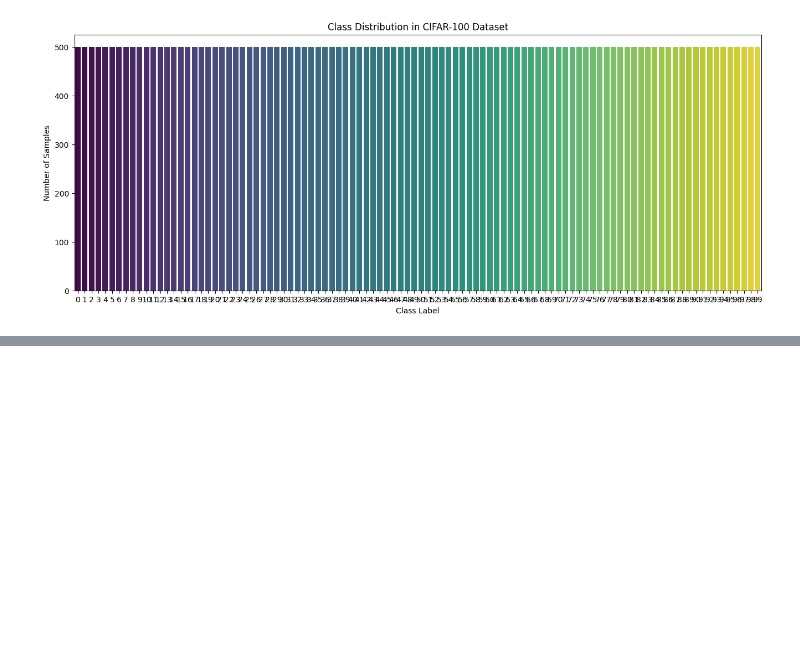
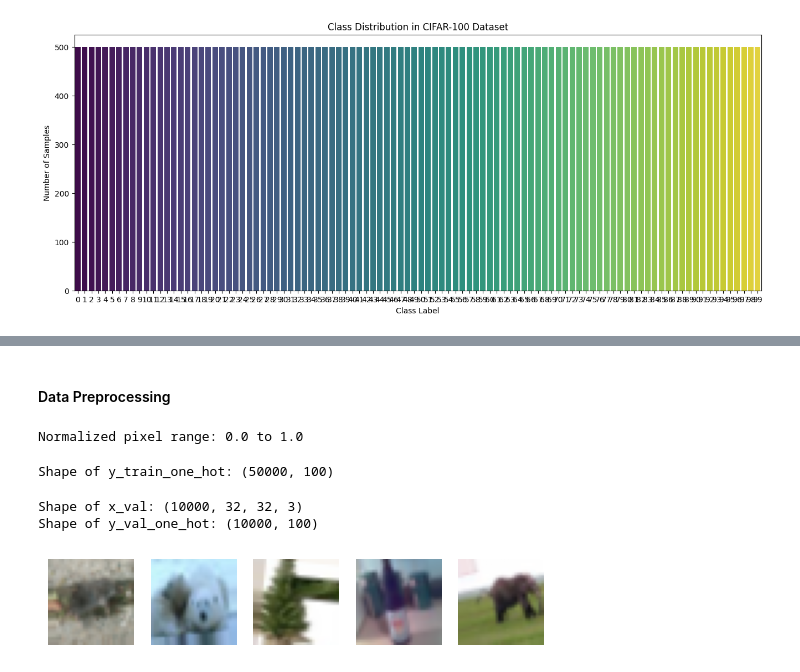
Before and after one commit to georgesylva1/3Signet-Image-classification-task, a Jupyter notebook: Data Loading and Preprocessing/Image classification task.ipynb, the cells around one changed output, grey strips where cells are left out. Cells and saved outputs as stored; diff of their text form; code cells hidden in the pictures; blank space fills up the shorter version.

```diff
--- a/Data Loading and Preprocessing/Image classification task.ipynb
+++ b/Data Loading and Preprocessing/Image classification task.ipynb
@@ -159,0 +197,45 @@ plt.show()
+# %% [markdown]
+#### Data Preprocessing
+# %%
+# Normalize pixel values
+x_train = x_train / 255.0
+x_test = x_test / 255.0
+print(f"Normalized pixel range: {x_train.min()} to {x_train.max()}")
+# %% [output]
+Normalized pixel range: 0.0 to 1.0
+# %%
+# One-hot encoding labels
+y_train_one_hot = to_categorical(y_train, num_classes=num_classes)
+y_test_one_hot = to_categorical(y_test, num_classes=num_classes)
+print(f"Shape of y_train_one_hot: {y_train_one_hot.shape}")
+# %% [output]
+Shape of y_train_one_hot: (50000, 100)
+# %%
+# Split training data into training and validation sets
+x_train, x_val, y_train_one_hot, y_val_one_hot = train_test_split(
+    x_train, y_train_one_hot, test_size=0.2, random_state=42
+)
+print(f"Shape of x_val: {x_val.shape}")
+print(f"Shape of y_val_one_hot: {y_val_one_hot.shape}")
+# %% [output]
+Shape of x_val: (10000, 32, 32, 3)
+Shape of y_val_one_hot: (10000, 100)
+# %%
+# Data Augmentation
+datagen = ImageDataGenerator(
+    rotation_range=15,
+    width_shift_range=0.1,
+    height_shift_range=0.1,
+    horizontal_flip=True,
+)
+datagen.fit(x_train)
+# %%
+# Example of augmented images
+augmented_images = next(datagen.flow(x_train, batch_size=5))
+for i, img in enumerate(augmented_images):
+    plt.subplot(1, 5, i + 1)
+    plt.imshow(img)
+    plt.axis('off')
+plt.show()
+# %% [output]
+[figure, added]
```
Also changed, not shown: parts of 9 cells of this notebook.
